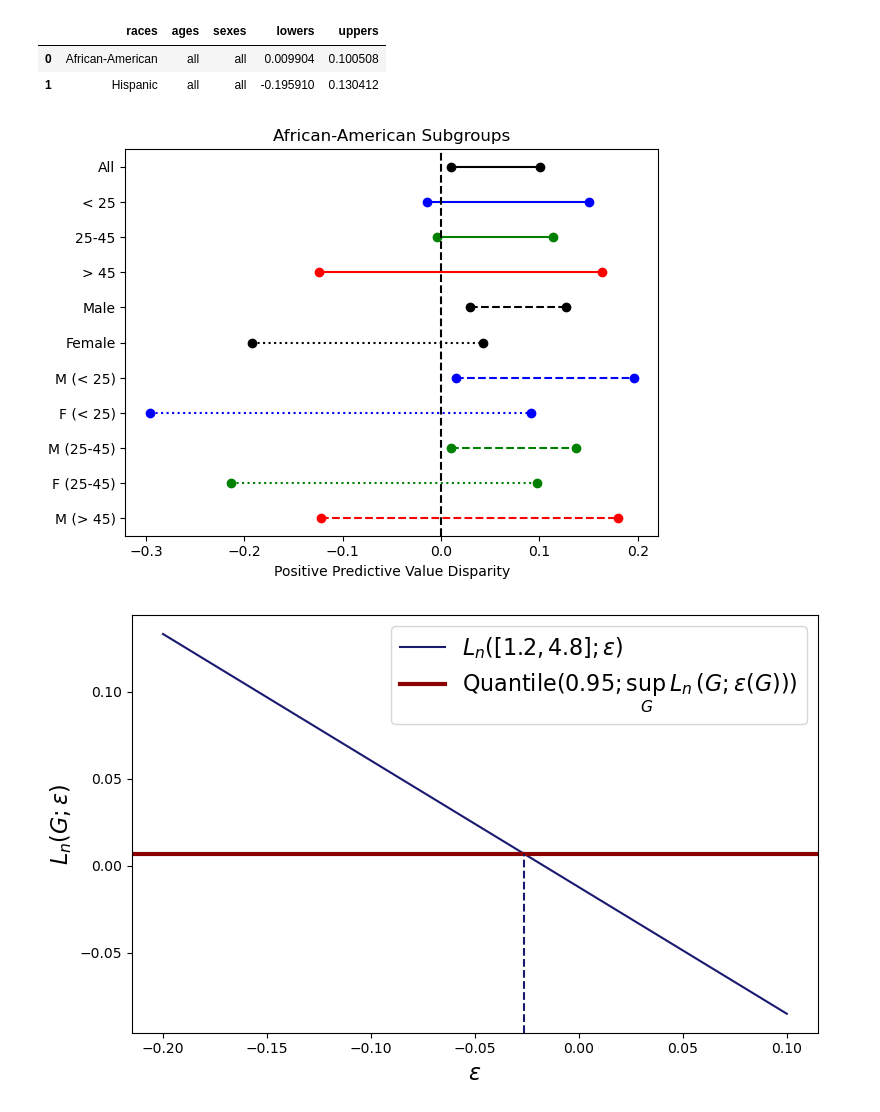
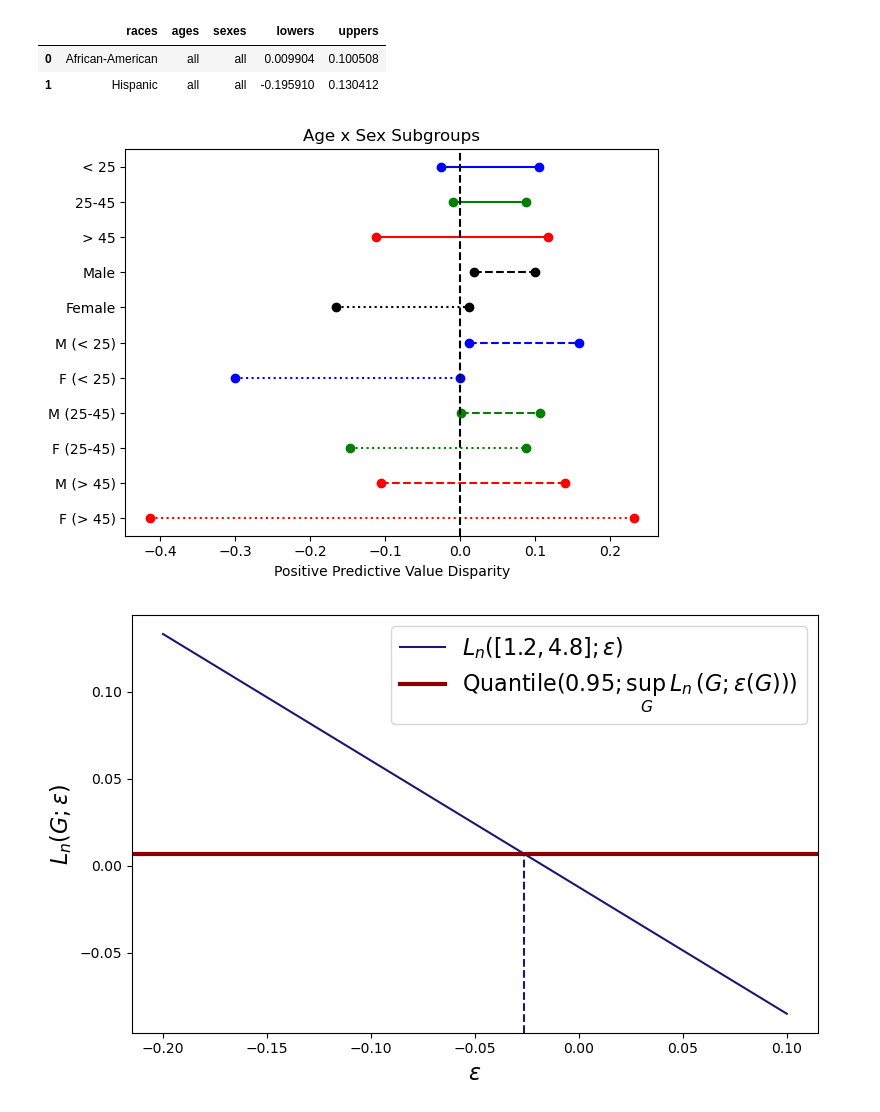
Before and after one commit to jjcherian/fairaudit, a Jupyter notebook: notebooks/PaperFigures.ipynb, the cells around one changed output. Drawn from its saved outputs; the diff is of its cells as text; code cells hidden in the pictures.

```diff
--- a/notebooks/PaperFigures.ipynb
+++ b/notebooks/PaperFigures.ipynb
@@ -421,38 +421,38 @@ def simplify(x):
     if x == "Female":
         return "F"
     if x == "Less than 25":
         return "< 25"
     if x == "25 - 45":
         return "25-45"
     if x == "Greater than 45":
         return "> 45"
 
 labels = []
-for y, idx in enumerate(aa_indices[::-1]):
-    row = aa_dataset.loc[idx]
+for y, idx in enumerate(all_indices[::-1]):
+    row = all_dataset.loc[idx]
     lower = row[3]
     upper = row[4]
     color = get_color(row[1])
     linestyle = get_linestyle(row[2])
     if row[1] == 'all':
         if row[2] == 'all':
             labels.append('All')
         else:
             labels.append(f'{row[2]}')
     elif row[2] == 'all':
         labels.append(f'{simplify(row[1])}')
     else:
         labels.append(f'{simplify(row[2])} ({simplify(row[1])})')
     plt.plot((lower,upper),(y,y),'o',color=color, linestyle=linestyle)
 
 plt.yticks(range(len(all_indices)),labels)
 plt.axvline(0, color='black', linestyle='--')
-plt.title("African-American Subgroups")
+plt.title("Age x Sex Subgroups")
 plt.xlabel("Positive Predictive Value Disparity")
 plt.tight_layout()
-plt.savefig('figures/ppv_intervals_afam.pdf')
+plt.savefig('figures/ppv_intervals_all.pdf')
 # %% [output]
-[figure, old version]
+[figure, new version]
 # %%
 # create ci calibration plot for slides
 
```
Also changed, not shown: parts of 17 cells of this notebook, 5 other files.
